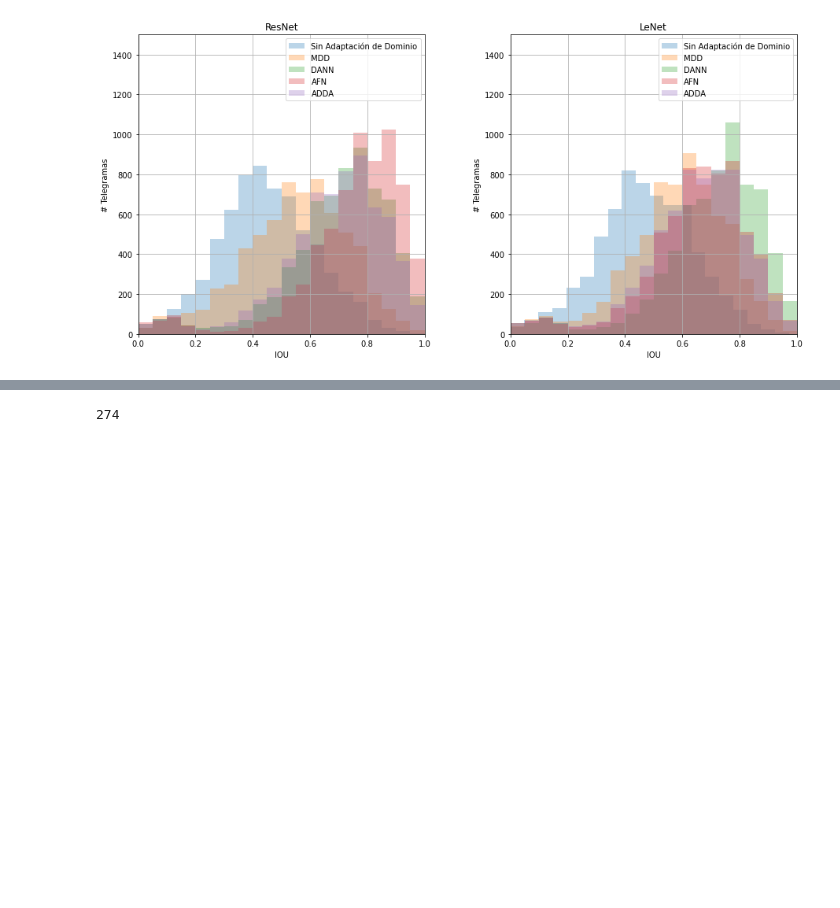
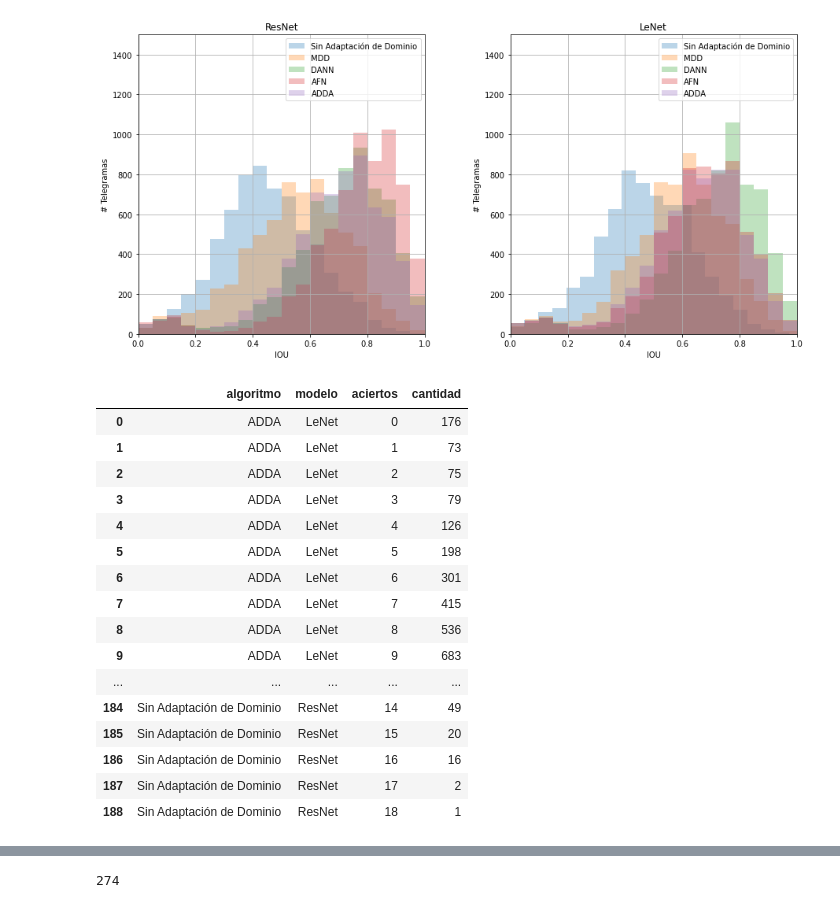
Before and after one commit to flianza/ocr-telegrams-with-domain-adaptation, a Jupyter notebook: notebooks/eda_predicciones.ipynb, the cells around one changed output, grey strips where cells are left out. Cells and saved outputs as stored; diff of their text form; code cells hidden in the pictures; blank space fills up the shorter version.

```diff
--- a/notebooks/eda_predicciones.ipynb
+++ b/notebooks/eda_predicciones.ipynb
@@ -232,4 +232,30 @@ def plot_iou_by_model(predicciones):
 ious = plot_iou_by_model(predicciones)
 # %% [output]
 [figure]
+# %%
+(
+        predicciones
+        .groupby(['algoritmo', 'modelo', 'id_telegrama'], as_index=False)
+        .agg(aciertos=('acierto', 'sum'))
+        .groupby(['algoritmo', 'modelo', 'aciertos'], as_index=False)
+        .agg(cantidad=('algoritmo', 'count'))
+    )
+# %% [output]
+|  | algoritmo | modelo | aciertos | cantidad |
+| 0 | ADDA | LeNet | 0 | 176 |
+| 1 | ADDA | LeNet | 1 | 73 |
+| 2 | ADDA | LeNet | 2 | 75 |
+| 3 | ADDA | LeNet | 3 | 79 |
+| 4 | ADDA | LeNet | 4 | 126 |
+| 5 | ADDA | LeNet | 5 | 198 |
+| 6 | ADDA | LeNet | 6 | 301 |
+| 7 | ADDA | LeNet | 7 | 415 |
+| 8 | ADDA | LeNet | 8 | 536 |
+| 9 | ADDA | LeNet | 9 | 683 |
+| ... | ... | ... | ... | ... |
+| 184 | Sin Adaptación de Dominio | ResNet | 14 | 49 |
+| 185 | Sin Adaptación de Dominio | ResNet | 15 | 20 |
+| 186 | Sin Adaptación de Dominio | ResNet | 16 | 16 |
+| 187 | Sin Adaptación de Dominio | ResNet | 17 | 2 |
+| 188 | Sin Adaptación de Dominio | ResNet | 18 | 1 |
 # %%
```
Also changed, not shown: parts of 4 cells of this notebook, 6 other files.
